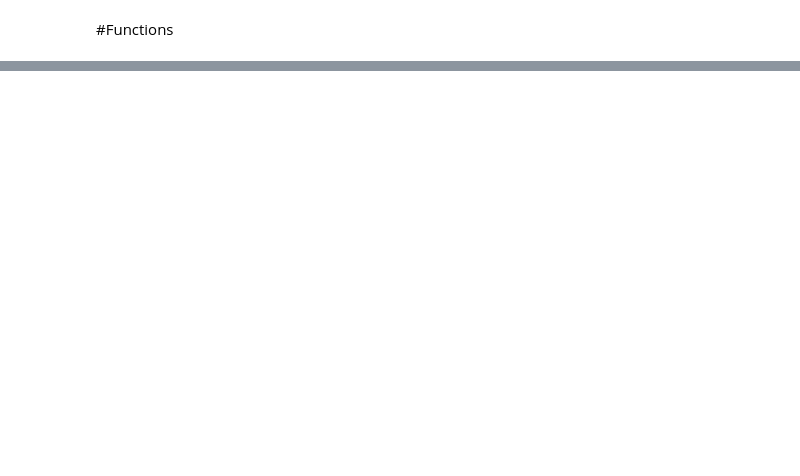
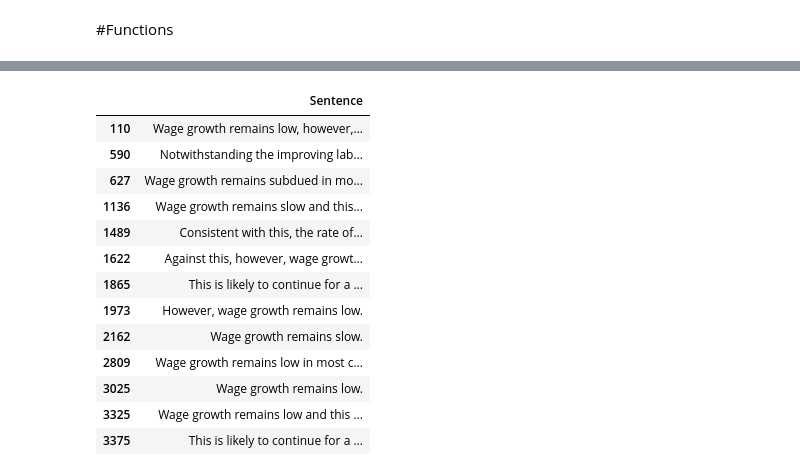
Before and after one commit to kanalive/notebooks, a Jupyter notebook: RBA_data_comparison.ipynb, the cells around one changed output, grey strips where cells are left out. Cells and saved outputs as stored; diff of their text form; code cells hidden in the pictures; blank space fills up the shorter version.

```diff
--- a/RBA_data_comparison.ipynb
+++ b/RBA_data_comparison.ipynb
@@ -178,0 +193,32 @@ added_df[added_df["ComparisonDate1"] == datetime.strptime("2008-02-05", "%Y-%m-%
+# %%
+list_sentences = read_txt_files_from_drive(directory_path)
+# %%
+list_s = []
+list_preprocessed_s = []
+for s in list_sentences:
+  sentences, preprocessed = preprocess(s)
+  list_s.append(sentences)
+  list_preprocessed_s.append(preprocessed)
+
+merged_list = [item for sublist in list_s for item in sublist]
+distinct_list = list(set(merged_list))
+# %%
+rba_statement_senteces = pd.DataFrame(distinct_list, columns = ["Sentence"])
+# %%
+df_filtered = rba_statement_senteces[rba_statement_senteces['Sentence'].str.contains('wage growth', case=False, na=False)]
+df_filtered
+# %% [output]
+|  | Sentence |
+| 110 | Wage growth remains low, however,... |
+| 590 | Notwithstanding the improving lab... |
+| 627 | Wage growth remains subdued in mo... |
+| 1136 | Wage growth remains slow and this... |
+| 1489 | Consistent with this, the rate of... |
+| 1622 | Against this, however, wage growt... |
+| 1865 | This is likely to continue for a ... |
+| 1973 | However, wage growth remains low. |
+| 2162 | Wage growth remains slow. |
+| 2809 | Wage growth remains low in most c... |
+| 3025 | Wage growth remains low. |
+| 3325 | Wage growth remains low and this ... |
+| 3375 | This is likely to continue for a ... |
```
Also changed, not shown: parts of 15 cells of this notebook.
